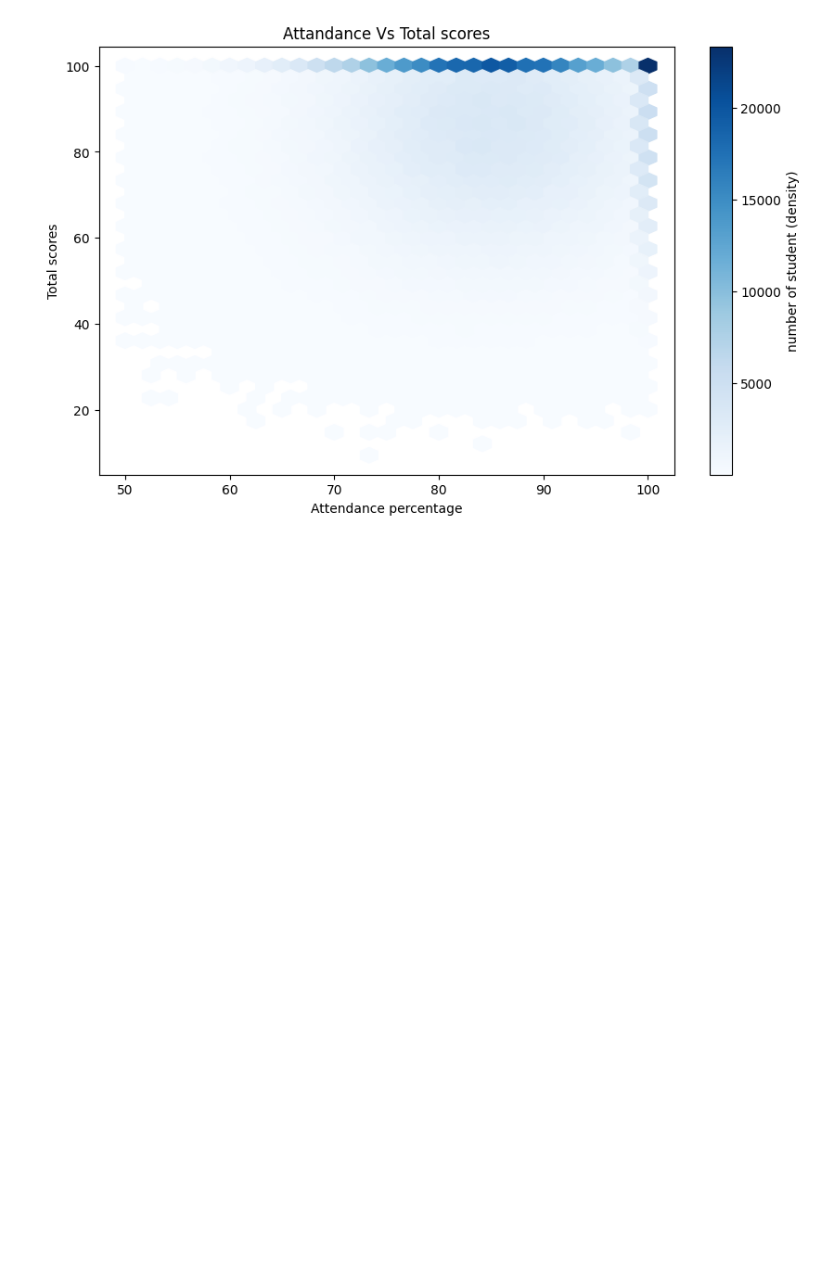
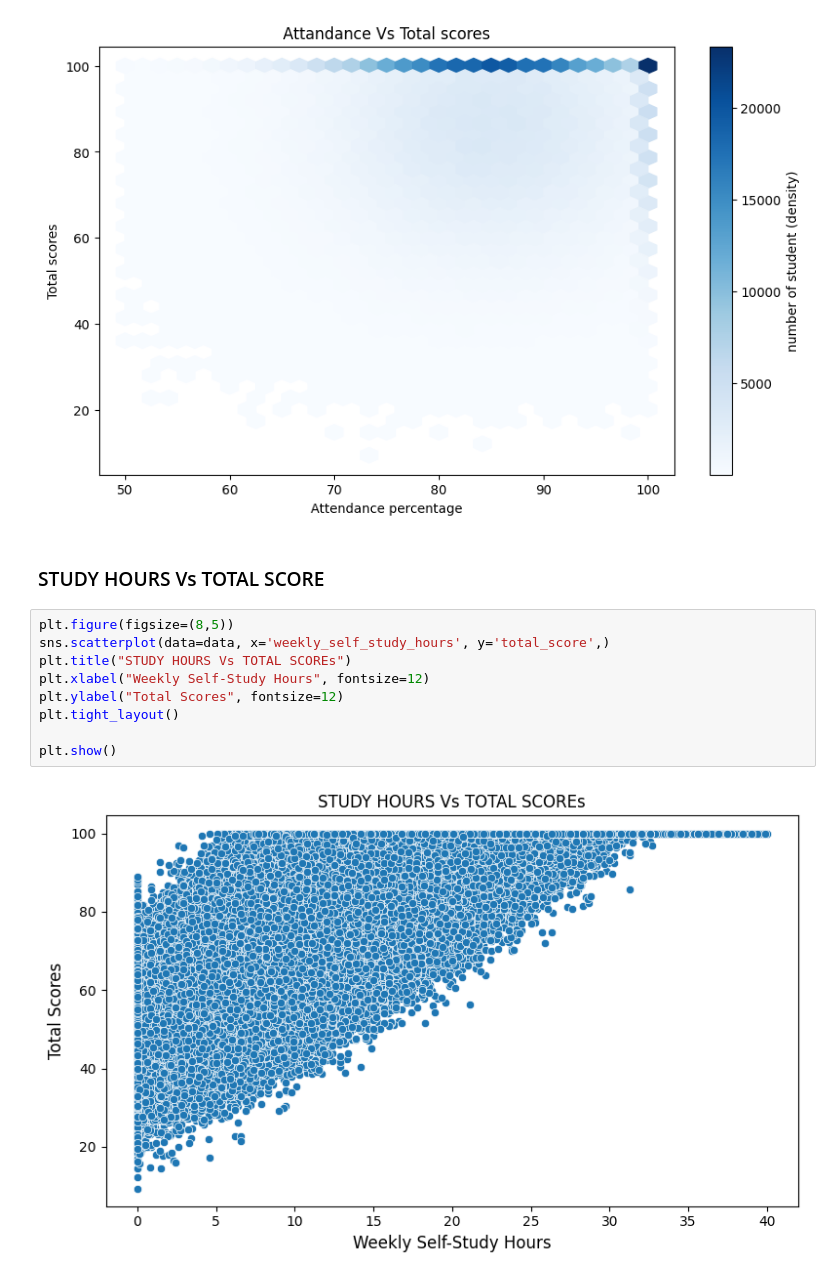
Before and after one commit to aidaryiddi-kp/Student-perfomance-Ai, a Jupyter notebook: dataanalysis.ipynb, the cells around one changed output. Drawn from its saved outputs; the diff is of its cells as text; blank space fills up the shorter version.

```diff
--- a/dataanalysis.ipynb
+++ b/dataanalysis.ipynb
@@ -88,3 +86,16 @@ plt.ylabel("Total scores")
 plt.show()
 # %% [output]
 [figure]
+# %% [markdown]
+### STUDY HOURS Vs TOTAL SCORE
+# %%
+plt.figure(figsize=(8,5))
+sns.scatterplot(data=data, x='weekly_self_study_hours', y='total_score',)
+plt.title("STUDY HOURS Vs TOTAL SCOREs")
+plt.xlabel("Weekly Self-Study Hours", fontsize=12)
+plt.ylabel("Total Scores", fontsize=12)
+plt.tight_layout()
+
+plt.show()
+# %% [output]
+[figure, added]
```
Also changed, not shown: parts of 7 cells of this notebook.
